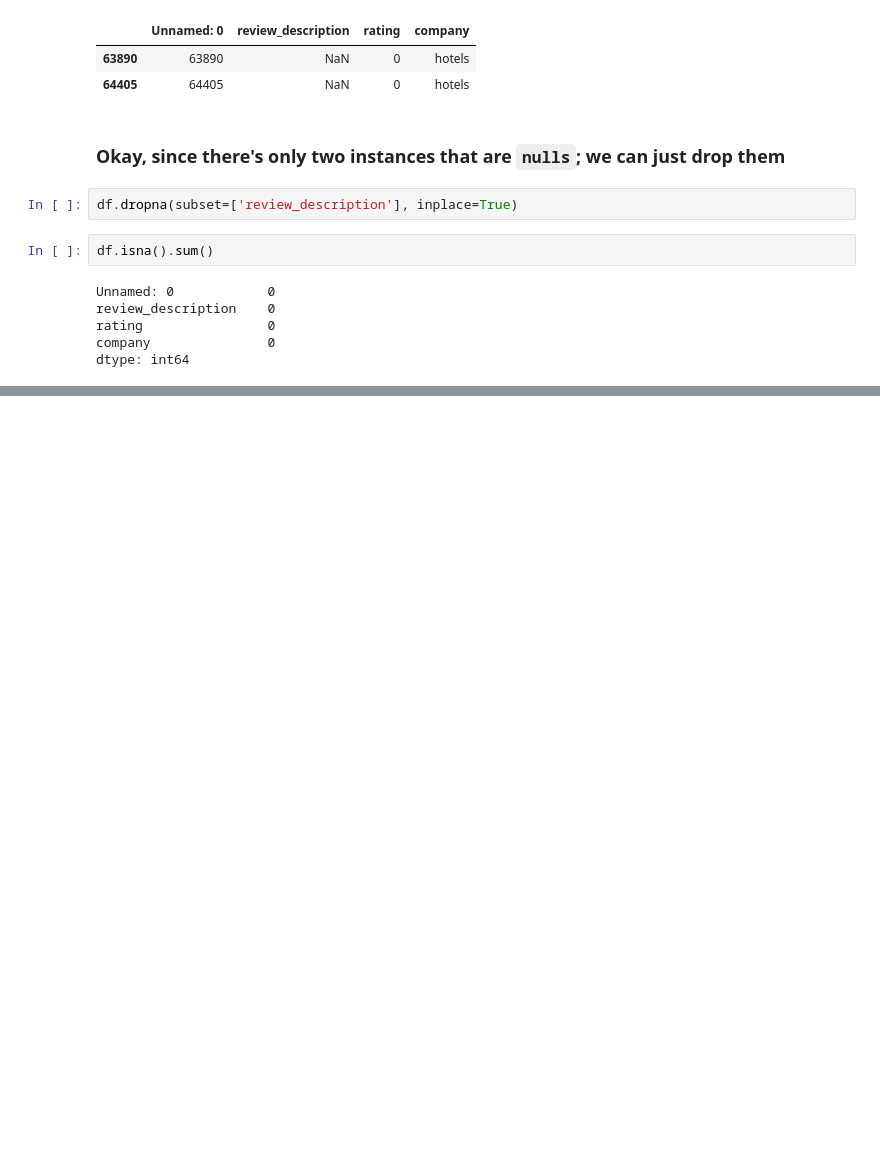
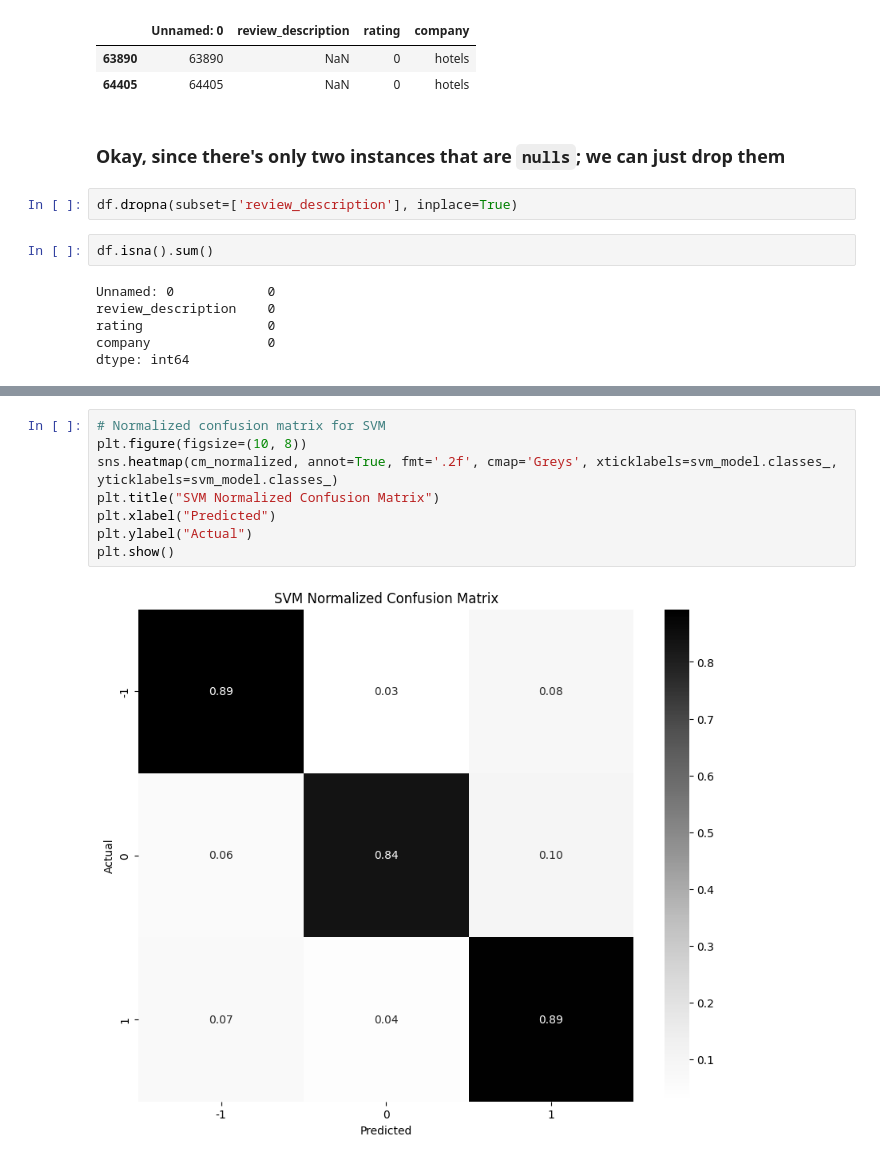
Before and after one commit to AziizDev/Sentiment-Analysis, a Jupyter notebook: sentiment_Analysis.ipynb, the cells around one changed output, grey strips where cells are left out. Cells and saved outputs as stored; diff of their text form; blank space fills up the shorter version.

```diff
--- a/sentiment_Analysis.ipynb
+++ b/sentiment_Analysis.ipynb
@@ -113,0 +568,10 @@ dtype: int64
+# %%
+# Normalized confusion matrix for SVM
+plt.figure(figsize=(10, 8))
+sns.heatmap(cm_normalized, annot=True, fmt='.2f', cmap='Greys', xticklabels=svm_model.classes_, yticklabels=svm_model.classes_)
+plt.title("SVM Normalized Confusion Matrix")
+plt.xlabel("Predicted")
+plt.ylabel("Actual")
+plt.show()
+# %% [output]
+[figure, added]
```
Also changed, not shown: parts of 52 cells of this notebook, 1 other file.
